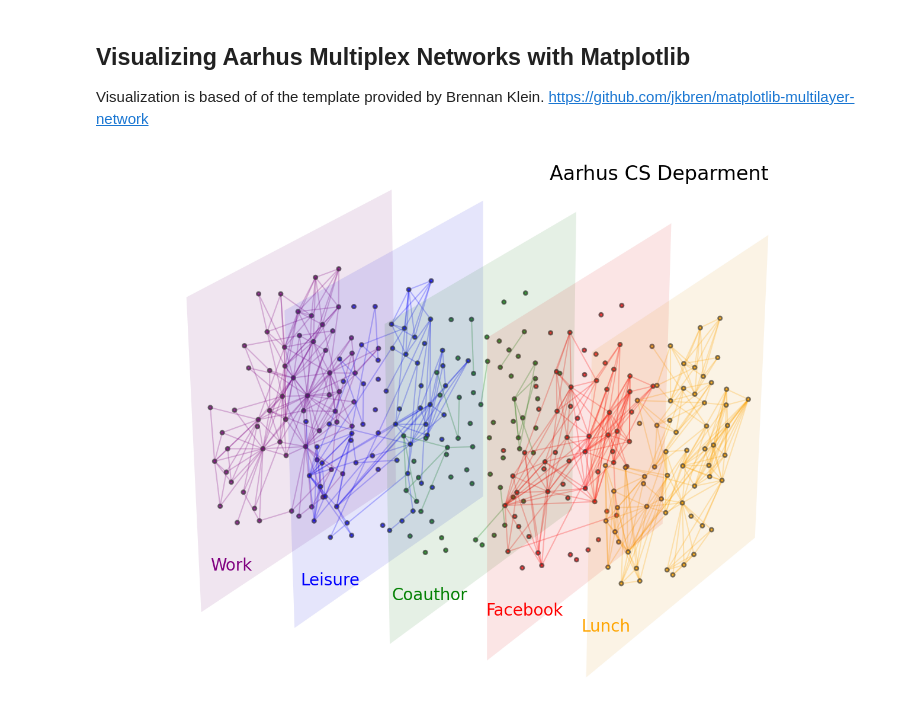
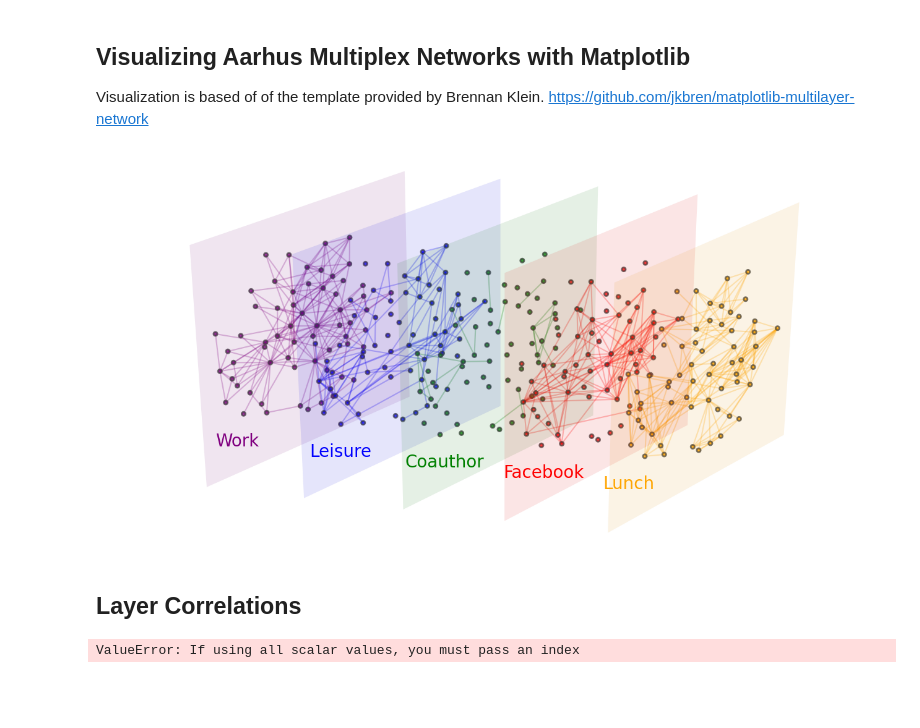
Before and after one commit to dravesb/OmniAnalysis, a Jupyter notebook: analysis/Aarhus_CS/code/Visualizing Aarhus - matplotlib.ipynb, the cells around one changed output. Cells and saved outputs as stored; diff of their text form; code cells hidden in the pictures; blank space fills up the shorter version.

```diff
--- a/analysis/Aarhus_CS/code/Visualizing Aarhus - matplotlib.ipynb
+++ b/analysis/Aarhus_CS/code/Visualizing Aarhus - matplotlib.ipynb
@@ -28,14 +28,14 @@ pos = nx.kamada_kawai_layout(g5)
 graphs = [g1, g2, g3, g4, g5]
 # %%
 w = 8
-h = 6
+h = 4
 fig, ax = plt.subplots(1, 1, figsize=(w,h), dpi=200, subplot_kw={'projection':'3d'})
 
 for gi, G in enumerate(graphs):
     # set node positions
-    xs = [gi]*len(xs) # set a common x-position of the nodes
     ys = list(list(zip(*list(pos.values())))[0])
     zs = list(list(zip(*list(pos.values())))[1])
+    xs = [gi]*len(ys) # set a common x-position of the nodes
 
     # node colors
     cs = [cols[gi]]*len(xs)
@@ -55,36 +55,38 @@ for gi, G in enumerate(graphs):
     ymax = max(ys)+ydiff*0.1
     zmin = min(zs)-zdiff*0.1 * (w/h)
     zmax = max(zs)+zdiff*0.1 * (w/h)
     zz, yy = np.meshgrid([zmin, zmax],[ymin, ymax])
     xx = np.zeros(zz.shape)+gi
     ax.plot_surface(xx, yy, zz, color=cols[gi], alpha=0.1, zorder=gi)
 
     # add label
     layertext = ax.text(gi*0.95, 1.15, -0.75, layer_names[gi],
                         color=cols[gi], fontsize=10, zorder=1e5)
 
 # set them all at the same x,y,zlims
 ax.set_xlim(-0.1, len(graphs) - 1 + 0.1)
 ax.set_ylim(min(ys)-ydiff*0.1,max(ys)+ydiff*0.1)
 ax.set_zlim(min(zs)-zdiff*0.1,max(zs)+zdiff*0.1)
 
 
 # select viewing angle
 angle = 115
 height_angle = 25
 ax.view_init(height_angle, angle)
 
 # how much do you want to zoom into the fig
 ax.dist = 9
 ax.set_axis_off()
-ax.set_title('Aarhus CS Deparment', loc = 'right', y = 0.95, x = 0.9)
+#ax.set_title('Aarhus CS Department', loc = 'right', y = 0.95, x = 0.9)
 
 #save figure - png
-plt.savefig('../figures/aarhus_multiplex_network.png',dpi=425,bbox_inches='tight')
-plt.show()
+#plt.savefig('../figures/aarhus_multiplex_network.png',dpi=425,bbox_inches='tight')
+#plt.show()
 
 #save figure - pdf
-#plt.savefig('../figures/aarhus_multiplex_network.pdf', dpi=425,bbox_inches='tight')
-#plt.show()
+plt.savefig('../figures/aarhus_multiplex_network.pdf', dpi=425,bbox_inches='tight')
+plt.show()
 # %% [output]
-[figure, old version]
+[figure, new version]
+# %% [markdown]
+## Layer Correlations
@@ -90,0 +100,12 @@ plt.show()
+# %%
+import pandas as pd
+import seaborn as sn
+import matplotlib.pyplot as plt
+
+df = pd.DataFrame(data,columns=layer_names)
+
+corrMatrix = df.corr()
+sn.heatmap(corrMatrix, annot=True)
+plt.show()
+# %% [output]
+ValueError: If using all scalar values, you must pass an index
```
Also changed, not shown: parts of 2 cells of this notebook, 29 other files.
